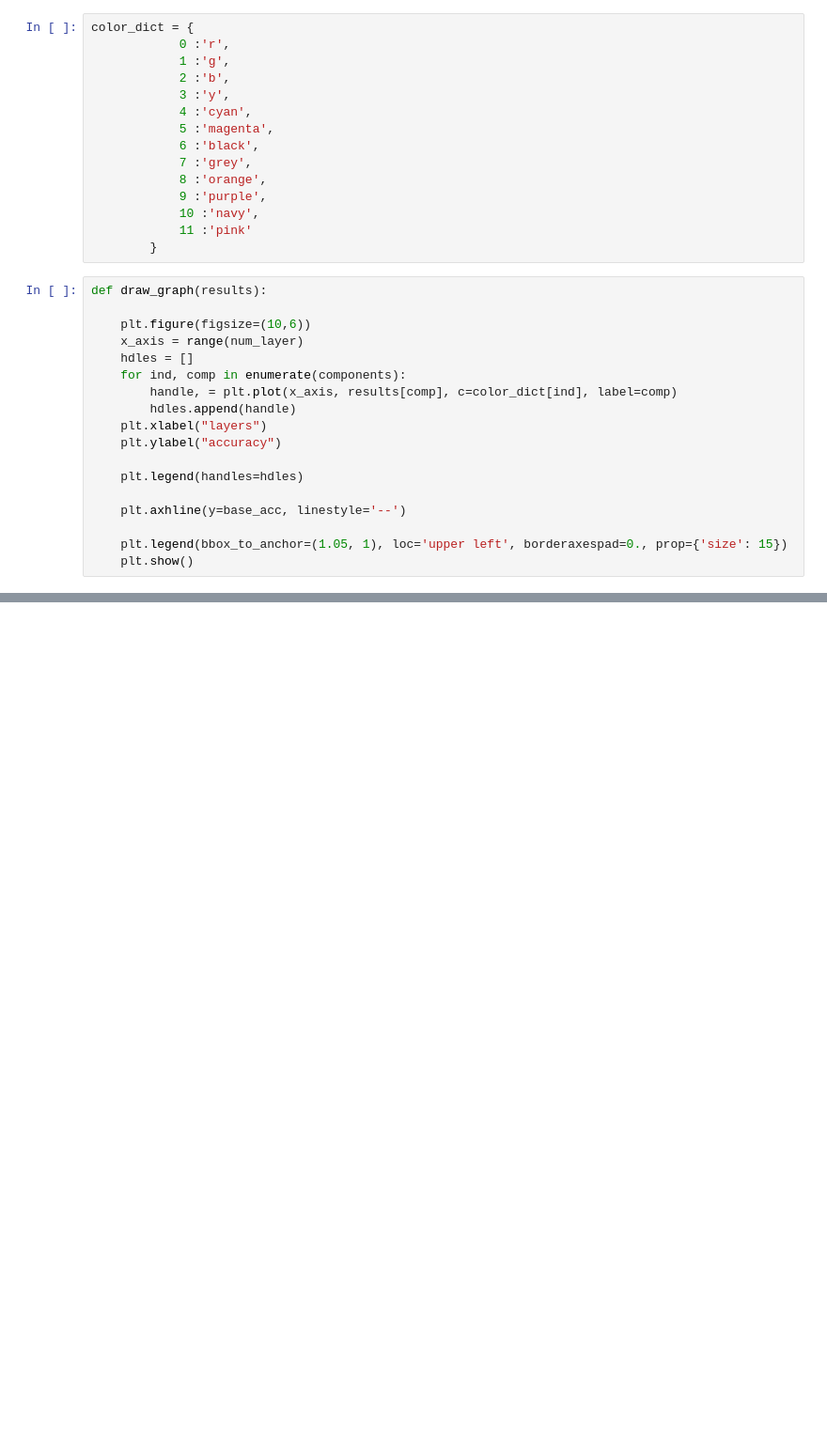
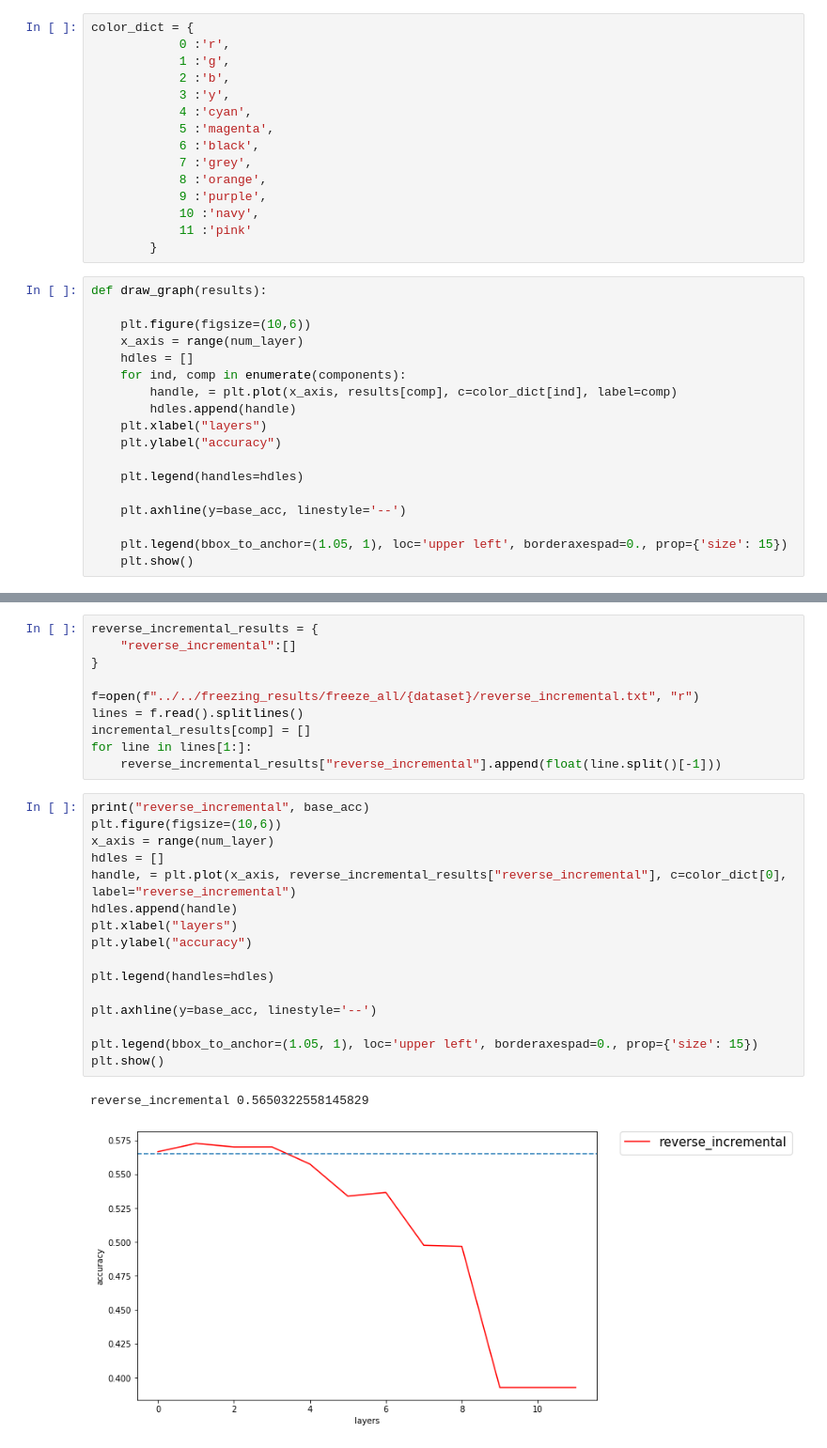
Before and after one commit to ljj7975/are-16-heads-really-better-than-1, a Jupyter notebook: notebooks/freezing/CoLA.ipynb, the cells around one changed output, grey strips where cells are left out. Shown: that part at 94% size. Saved outputs shown, nothing was run; the diff lists cells and outputs as text; blank space fills up the shorter version.

Commit message:
reverse_incremental results

```diff
--- a/notebooks/freezing/CoLA.ipynb
+++ b/notebooks/freezing/CoLA.ipynb
@@ -140,2 +141,31 @@ reverse_results 0.5650322558145829
 incremental_results 0.5650322558145829
 [figure]
+# %%
+reverse_incremental_results = {
+    "reverse_incremental":[]
+}
+
+f=open(f"../../freezing_results/freeze_all/{dataset}/reverse_incremental.txt", "r")
+lines = f.read().splitlines()
+incremental_results[comp] = []
+for line in lines[1:]:
+    reverse_incremental_results["reverse_incremental"].append(float(line.split()[-1]))
+# %%
+print("reverse_incremental", base_acc)
+plt.figure(figsize=(10,6))
+x_axis = range(num_layer)
+hdles = []
+handle, = plt.plot(x_axis, reverse_incremental_results["reverse_incremental"], c=color_dict[0], label="reverse_incremental")
+hdles.append(handle)
+plt.xlabel("layers")
+plt.ylabel("accuracy")
+
+plt.legend(handles=hdles)
+
+plt.axhline(y=base_acc, linestyle='--')
+
+plt.legend(bbox_to_anchor=(1.05, 1), loc='upper left', borderaxespad=0., prop={'size': 15})
+plt.show()
+# %% [output]
+reverse_incremental 0.5650322558145829
+[figure, added]
```
Also changed, not shown: parts of 3 cells of this notebook, 6 other files.
